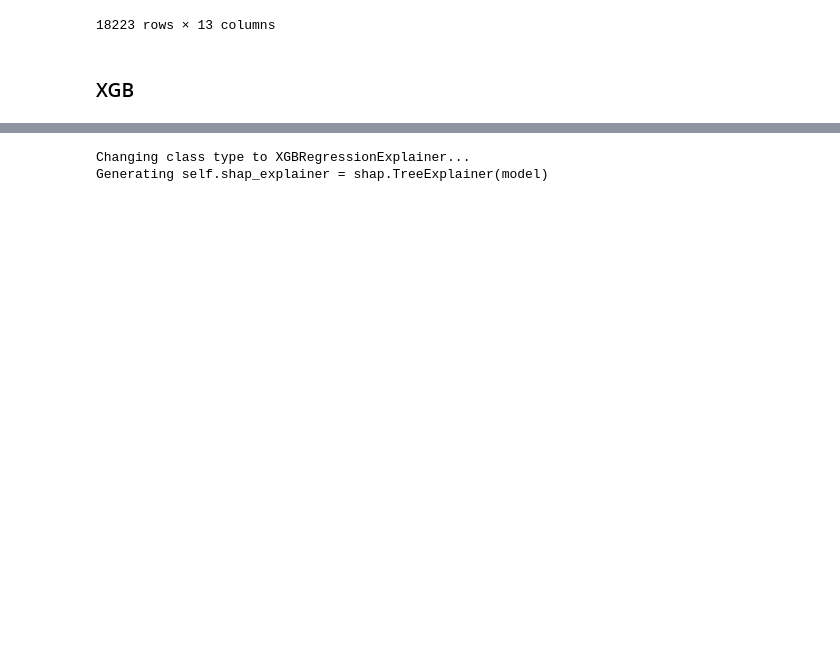
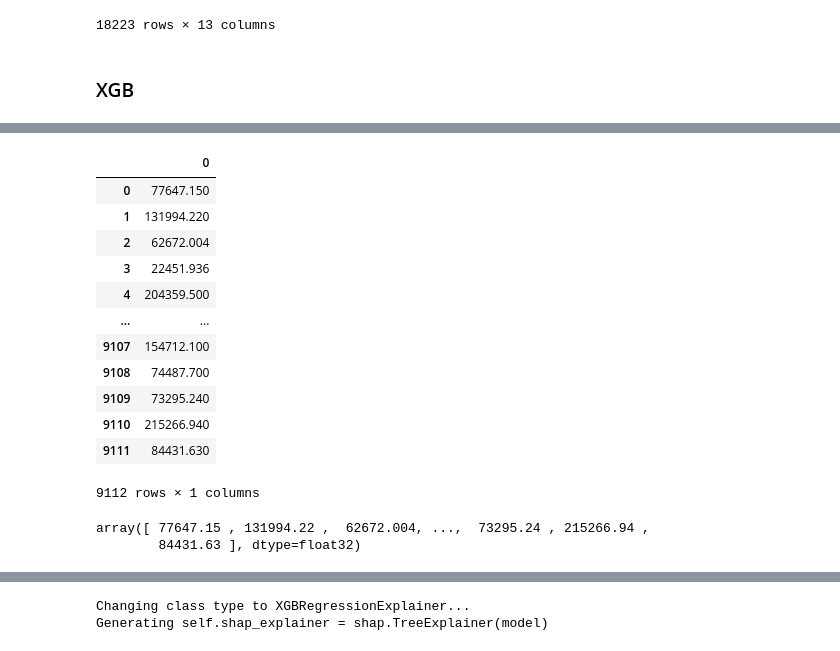
Before and after one commit to KonuTech/mlops-zoomcamp-project, a Jupyter notebook: notebooks/explainer_xgb.ipynb, the cells around one changed output, grey strips where cells are left out. Cells and saved outputs as stored; diff of their text form; code cells hidden in the pictures; blank space fills up the shorter version.

```diff
--- a/notebooks/explainer_xgb.ipynb
+++ b/notebooks/explainer_xgb.ipynb
@@ -588,2 +668,19 @@ X_train
+# %%
+y_pred = pd.read_csv("/home/konradballegro/notebooks/outputs/data/y_pred.csv")
+y_pred
+# %% [output]
+|  | 0 |
+| 0 | 77647.150 |
+| 1 | 131994.220 |
+| 2 | 62672.004 |
+| 3 | 22451.936 |
+| 4 | 204359.500 |
+| ... | ... |
+| 9107 | 154712.100 |
+| 9108 | 74487.700 |
+| 9109 | 73295.240 |
+| 9110 | 215266.940 |
+| 9111 | 84431.630 |
+9112 rows × 1 columns
 # %%
 model = XGBRegressor()
@@ -591,6 +688,11 @@ model.load_model('/home/konradballegro/notebooks/outputs/models/xgb_model.model'
 # %%
 # Use the loaded model for predictions
 y_pred = model.predict(X_test)
+# %%
+y_pred
+# %% [output]
+array([ 77647.15 , 131994.22 ,  62672.004, ...,  73295.24 , 215266.94 ,
+        84431.63 ], dtype=float32)
 # %%
 # Evaluate the model using mean squared error
 mse = mean_squared_error(y_test, y_pred)
```
Also changed, not shown: parts of 11 cells of this notebook, 2 other files.
